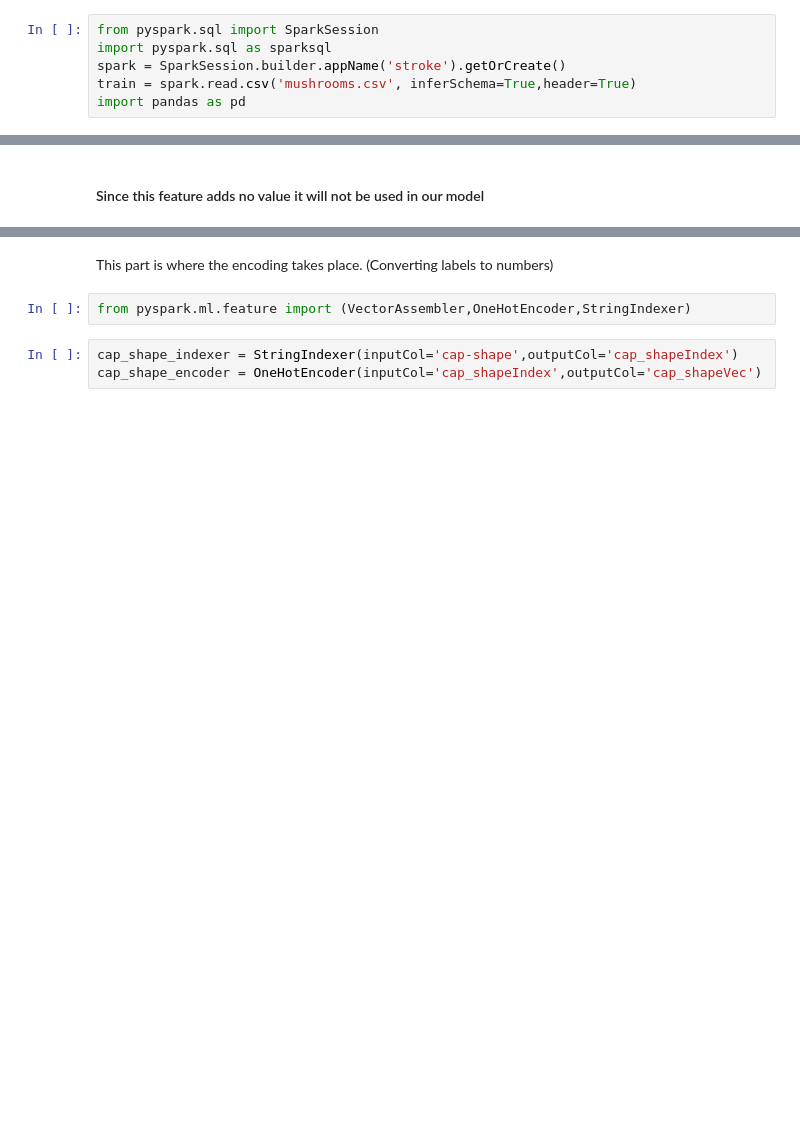
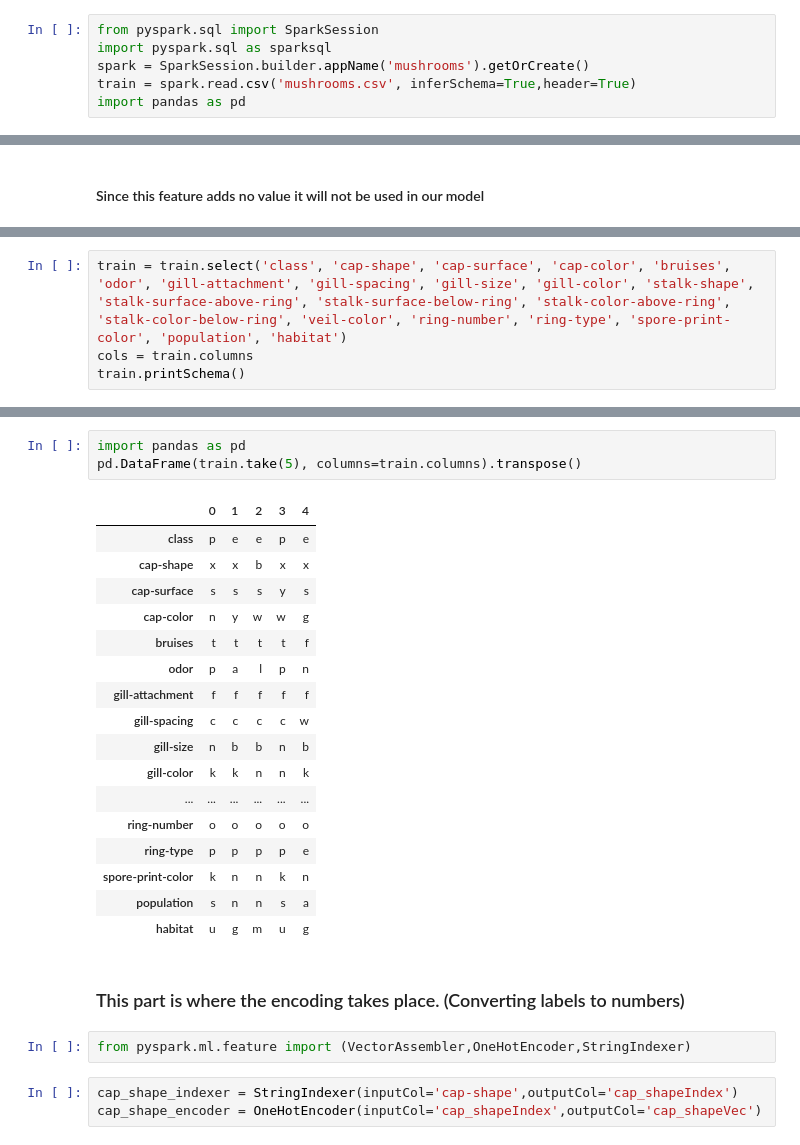
Before and after one commit to Pawel762/CEBD1261, a Jupyter notebook: Final Project/mushroom_pk.ipynb, the cells around one changed output, grey strips where cells are left out. Saved outputs shown, nothing was run; the diff lists cells and outputs as text; blank space fills up the shorter version.

```diff
--- a/Final Project/mushroom_pk.ipynb
+++ b/Final Project/mushroom_pk.ipynb
@@ -8,7 +8,7 @@ Searching for data to use for my project I found this one. It is a classificatio
 # %%
 from pyspark.sql import SparkSession
 import pyspark.sql as sparksql
-spark = SparkSession.builder.appName('stroke').getOrCreate()
+spark = SparkSession.builder.appName('mushrooms').getOrCreate()
 train = spark.read.csv('mushrooms.csv', inferSchema=True,header=True)
 import pandas as pd
 # %%
@@ -344,0 +74,4 @@ train.groupBy('habitat').count().show()
+# %%
+train = train.select('class', 'cap-shape', 'cap-surface', 'cap-color', 'bruises', 'odor', 'gill-attachment', 'gill-spacing', 'gill-size', 'gill-color', 'stalk-shape', 'stalk-surface-above-ring', 'stalk-surface-below-ring', 'stalk-color-above-ring', 'stalk-color-below-ring', 'veil-color', 'ring-number', 'ring-type', 'spore-print-color', 'population', 'habitat')
+cols = train.columns
+train.printSchema()
@@ -345,5 +96,26 @@ train.groupBy('habitat').count().show()
+# %%
+import pandas as pd
+pd.DataFrame(train.take(5), columns=train.columns).transpose()
+# %% [output]
+|  | 0 | 1 | 2 | 3 | 4 |
+| class | p | e | e | p | e |
+| cap-shape | x | x | b | x | x |
+| cap-surface | s | s | s | y | s |
+| cap-color | n | y | w | w | g |
+| bruises | t | t | t | t | f |
+| odor | p | a | l | p | n |
+| gill-attachment | f | f | f | f | f |
+| gill-spacing | c | c | c | c | w |
+| gill-size | n | b | b | n | b |
+| gill-color | k | k | n | n | k |
+| ... | ... | ... | ... | ... | ... |
+| ring-number | o | o | o | o | o |
+| ring-type | p | p | p | p | e |
+| spore-print-color | k | n | n | k | n |
+| population | s | n | n | s | a |
+| habitat | u | g | m | u | g |
 # %% [markdown]
-This part is where the encoding takes place. (Converting labels to numbers)
+### This part is where the encoding takes place. (Converting labels to numbers)
 # %%
 from pyspark.ml.feature import (VectorAssembler,OneHotEncoder,StringIndexer)
 # %%
```
Also changed, not shown: parts of 35 cells of this notebook.
